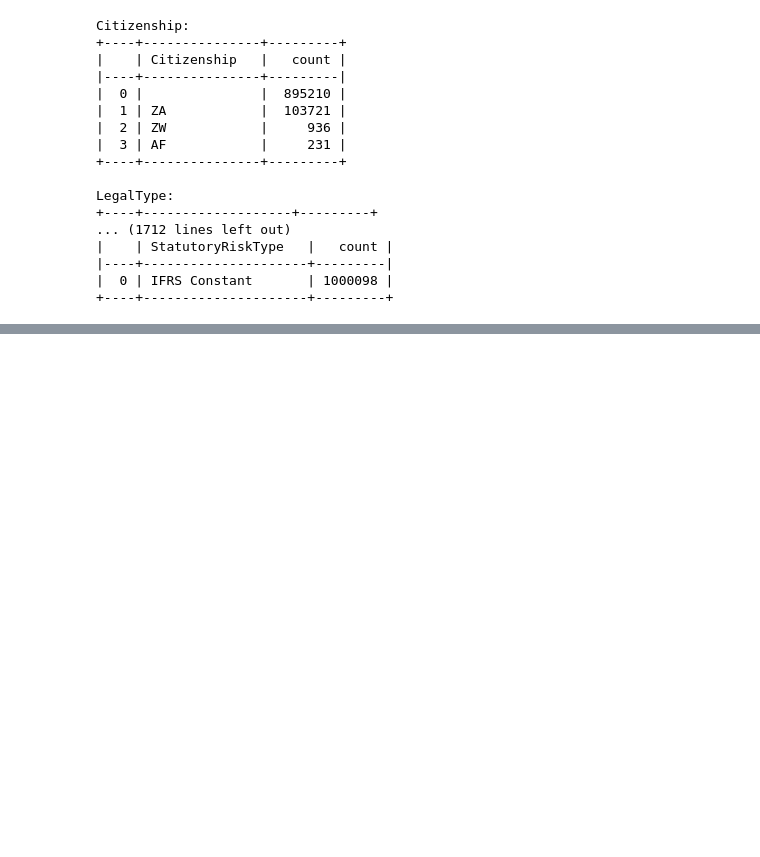
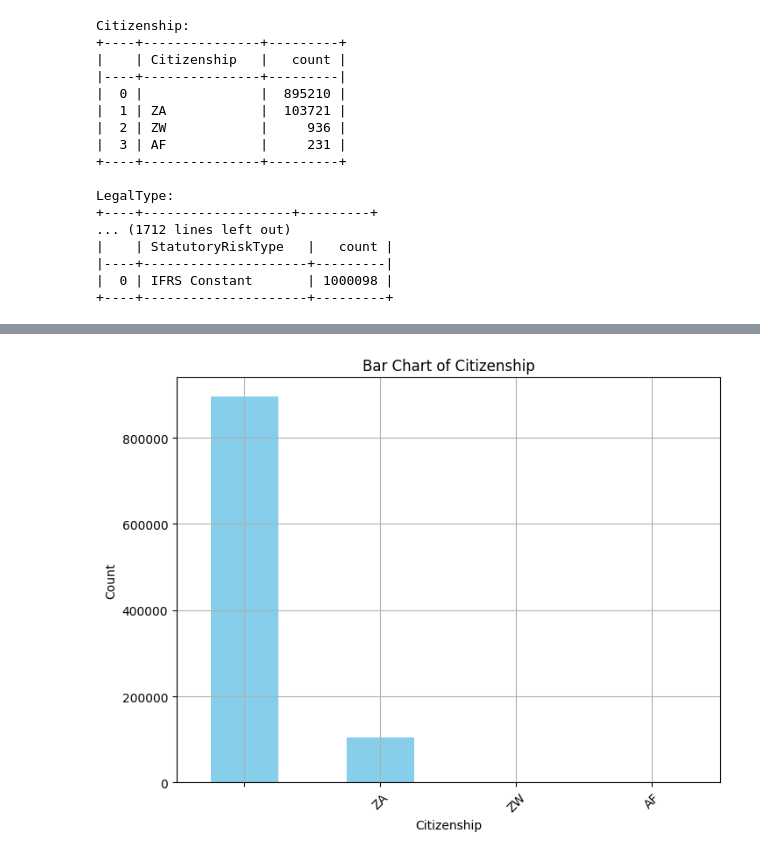
Before and after one commit to abrahamshimelis/AlphaCare-Insurance-Solutions, a Jupyter notebook: notebooks/descriptive-data-analysis.ipynb, the cells around one changed output, grey strips where cells are left out. Saved outputs shown, nothing was run; the diff lists cells and outputs as text; code cells hidden in the pictures; blank space fills up the shorter version.

```diff
--- a/notebooks/descriptive-data-analysis.ipynb
+++ b/notebooks/descriptive-data-analysis.ipynb
@@ -204,0 +232,4 @@ plot_categorical_bar_charts(df_payment_claim)
+# %%
+plot_categorical_bar_chart(df, 'Citizenship')
+# %% [output]
+[figure, added]
```
Also changed, not shown: parts of 21 cells of this notebook, 2 other files.
